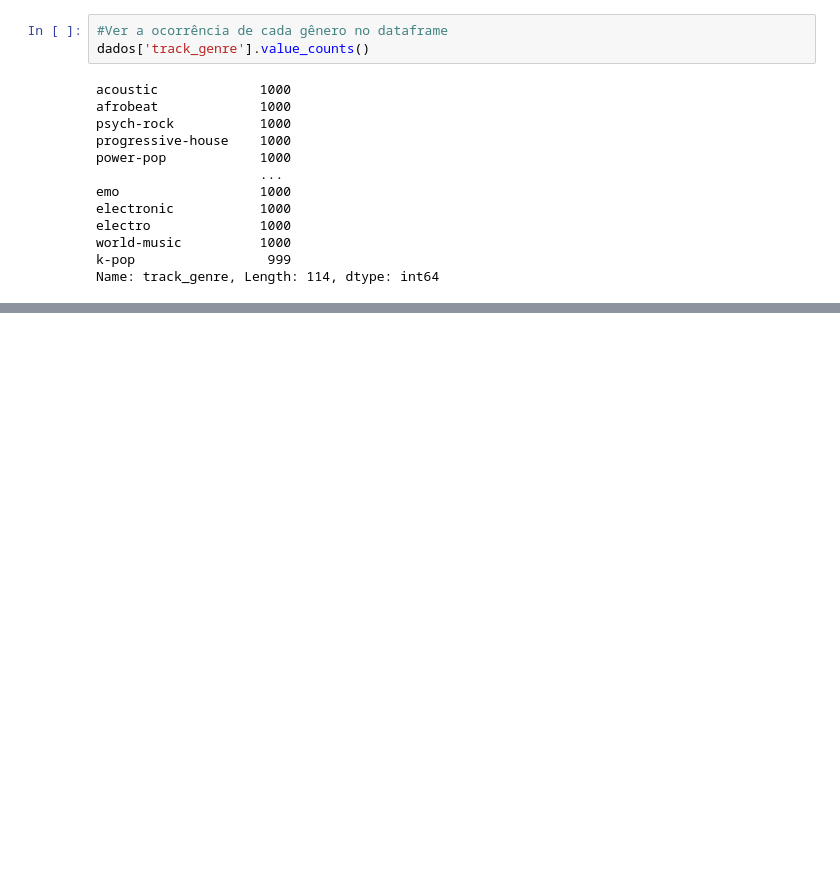
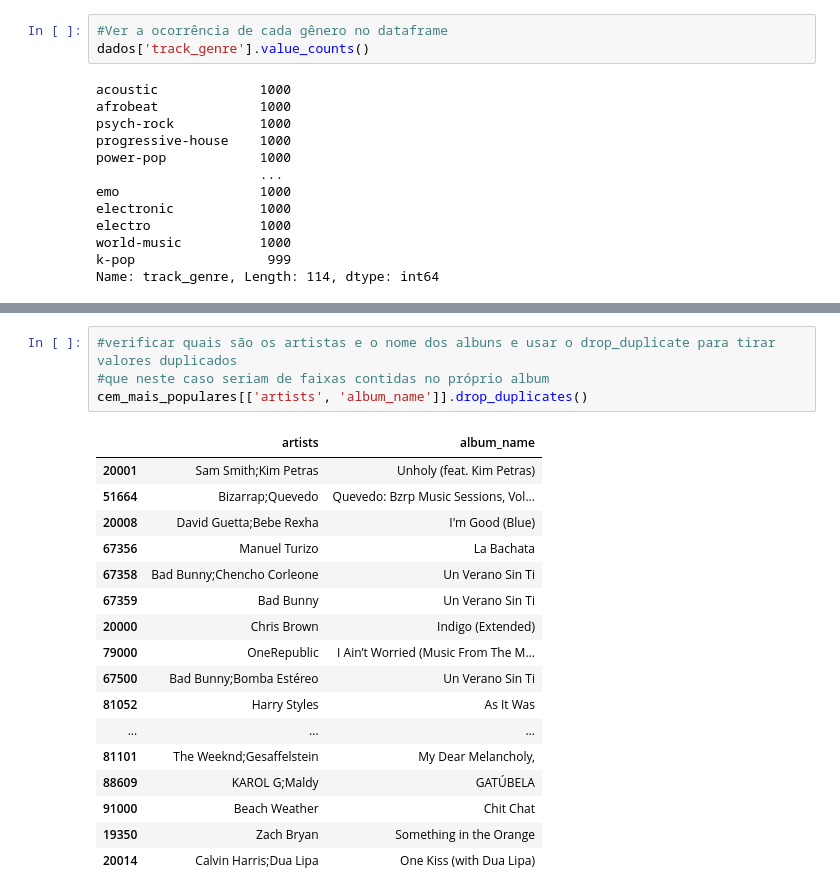
Before and after one commit to brenocolaco/Analise-do-Spotify, a Jupyter notebook: Análise do Spotify.ipynb, the cells around one changed output, grey strips where cells are left out. Cells and saved outputs as stored; diff of their text form; blank space fills up the shorter version.

```diff
--- a/Análise do Spotify.ipynb
+++ b/Análise do Spotify.ipynb
@@ -231,0 +239,22 @@ media_duracao_por_genero.plot.bar()
+# %%
+#verificar quais são os artistas e o nome dos albuns e usar o drop_duplicate para tirar valores duplicados
+#que neste caso seriam de faixas contidas no próprio album
+cem_mais_populares[['artists', 'album_name']].drop_duplicates()
+# %% [output]
+|  | artists | album_name |
+| 20001 | Sam Smith;Kim Petras | Unholy (feat. Kim Petras) |
+| 51664 | Bizarrap;Quevedo | Quevedo: Bzrp Music Sessions, Vol... |
+| 20008 | David Guetta;Bebe Rexha | I'm Good (Blue) |
+| 67356 | Manuel Turizo | La Bachata |
+| 67358 | Bad Bunny;Chencho Corleone | Un Verano Sin Ti |
+| 67359 | Bad Bunny | Un Verano Sin Ti |
+| 20000 | Chris Brown | Indigo (Extended) |
+| 79000 | OneRepublic | I Ain’t Worried (Music From The M... |
+| 67500 | Bad Bunny;Bomba Estéreo | Un Verano Sin Ti |
+| 81052 | Harry Styles | As It Was |
+| ... | ... | ... |
+| 81101 | The Weeknd;Gesaffelstein | My Dear Melancholy, |
+| 88609 | KAROL G;Maldy | GATÚBELA |
+| 91000 | Beach Weather | Chit Chat |
+| 19350 | Zach Bryan | Something in the Orange |
+| 20014 | Calvin Harris;Dua Lipa | One Kiss (with Dua Lipa) |
```
Also changed, not shown: parts of 22 cells of this notebook.
